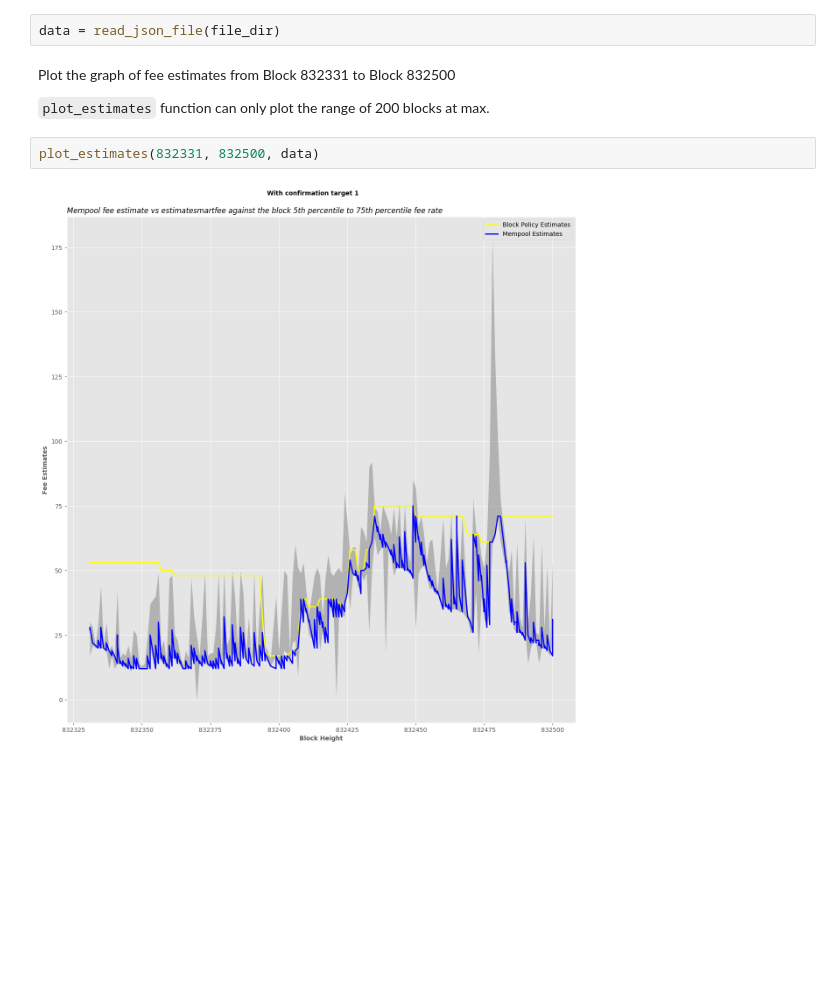
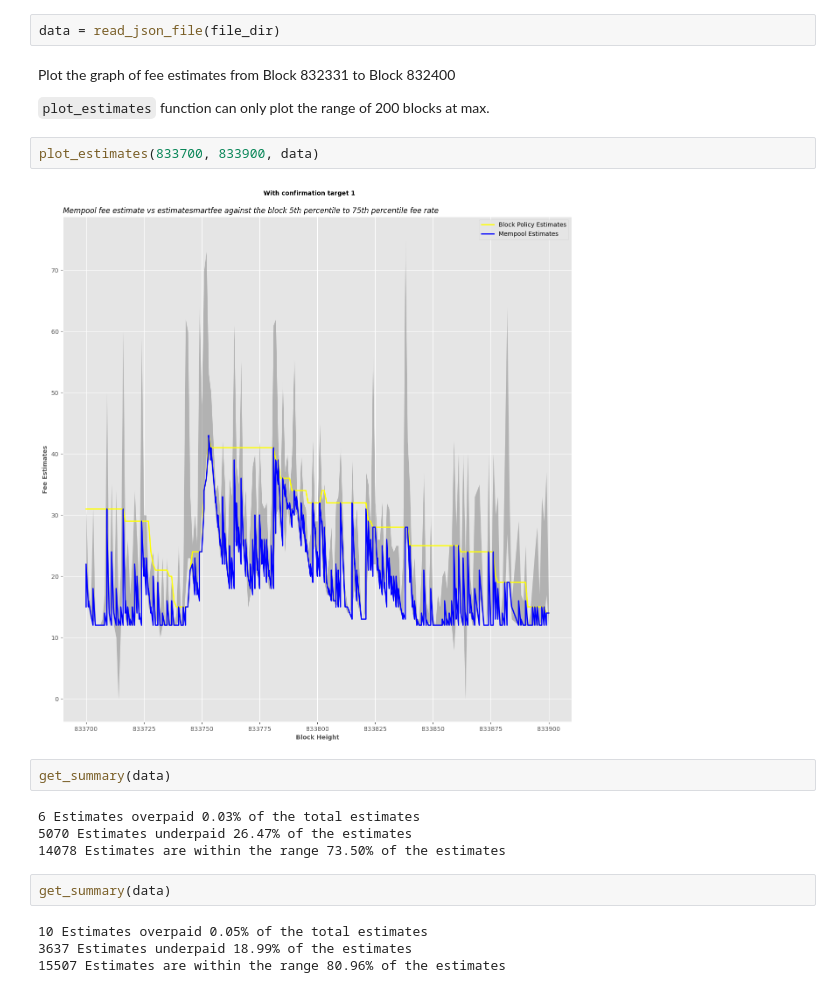
Before and after one commit to ismaelsadeeq/fee-estimates-analysis, a Jupyter notebook: analyse_estimates.ipynb, the cells around one changed output. Cells and saved outputs as stored; diff of their text form; blank space fills up the shorter version.

Commit message:
feat: enable getting summary of the given estimates

```diff
--- a/analyse_estimates.ipynb
+++ b/analyse_estimates.ipynb
@@ -9,10 +9,22 @@ file_dir = "estimates_with_quartiles_with_threshold.json"
 # %%
 data = read_json_file(file_dir)
 # %% [markdown]
-Plot the graph of fee estimates from Block 832331 to Block 832500
+Plot the graph of fee estimates from Block 832331 to Block 832400
 
 `plot_estimates` function can only plot the range of 200 blocks at max.
 # %%
-plot_estimates(832331, 832500, data)
+plot_estimates(833700, 833900, data)
 # %% [output]
-[figure, old version]
+[figure, new version]
+# %%
+get_summary(data)
+# %% [output]
+6 Estimates overpaid 0.03% of the total estimates
+5070 Estimates underpaid 26.47% of the estimates
+14078 Estimates are within the range 73.50% of the estimates
+# %%
+get_summary(data)
+# %% [output]
+10 Estimates overpaid 0.05% of the total estimates
+3637 Estimates underpaid 18.99% of the estimates
+15507 Estimates are within the range 80.96% of the estimates
```
Also changed, not shown: parts of 1 cell of this notebook, 1 other file.
